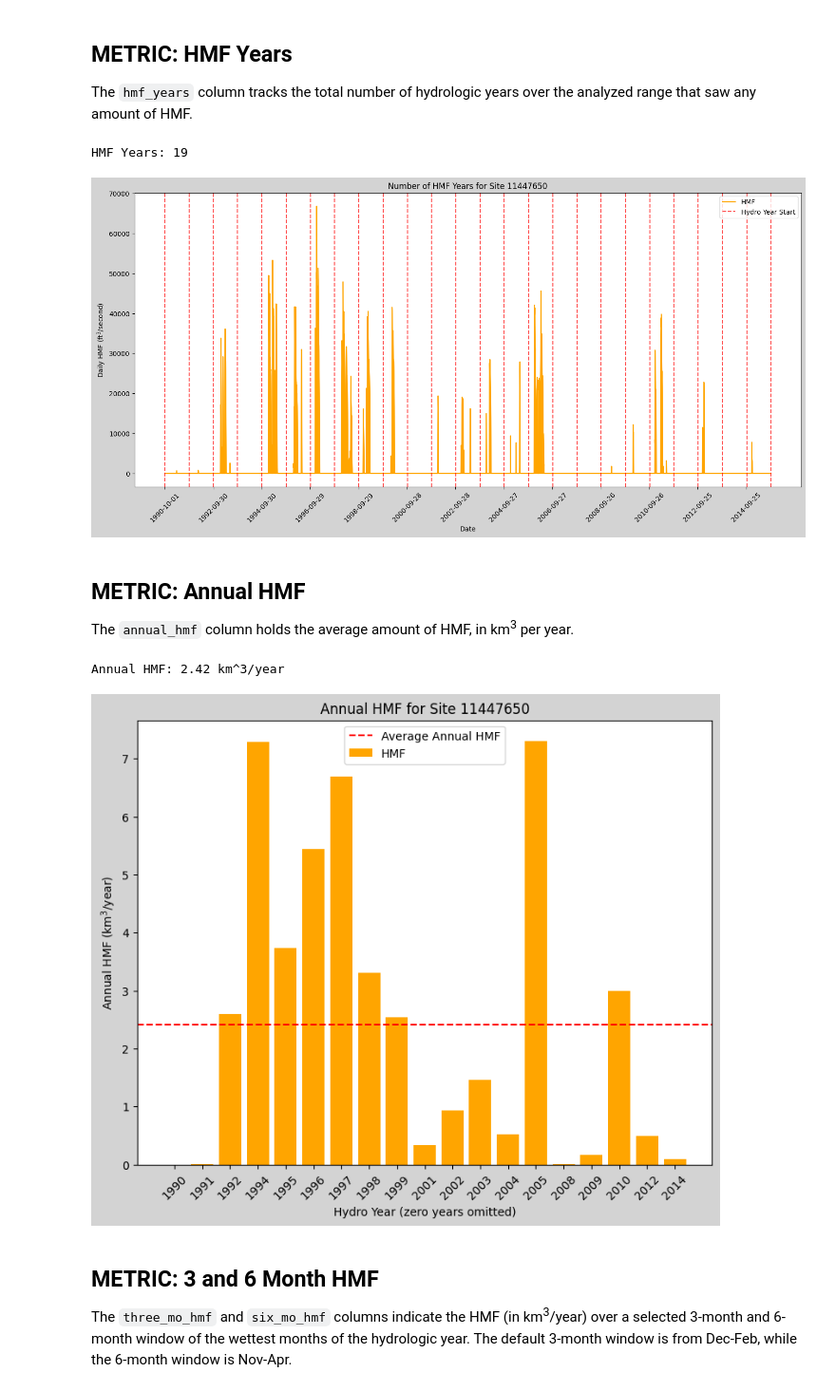
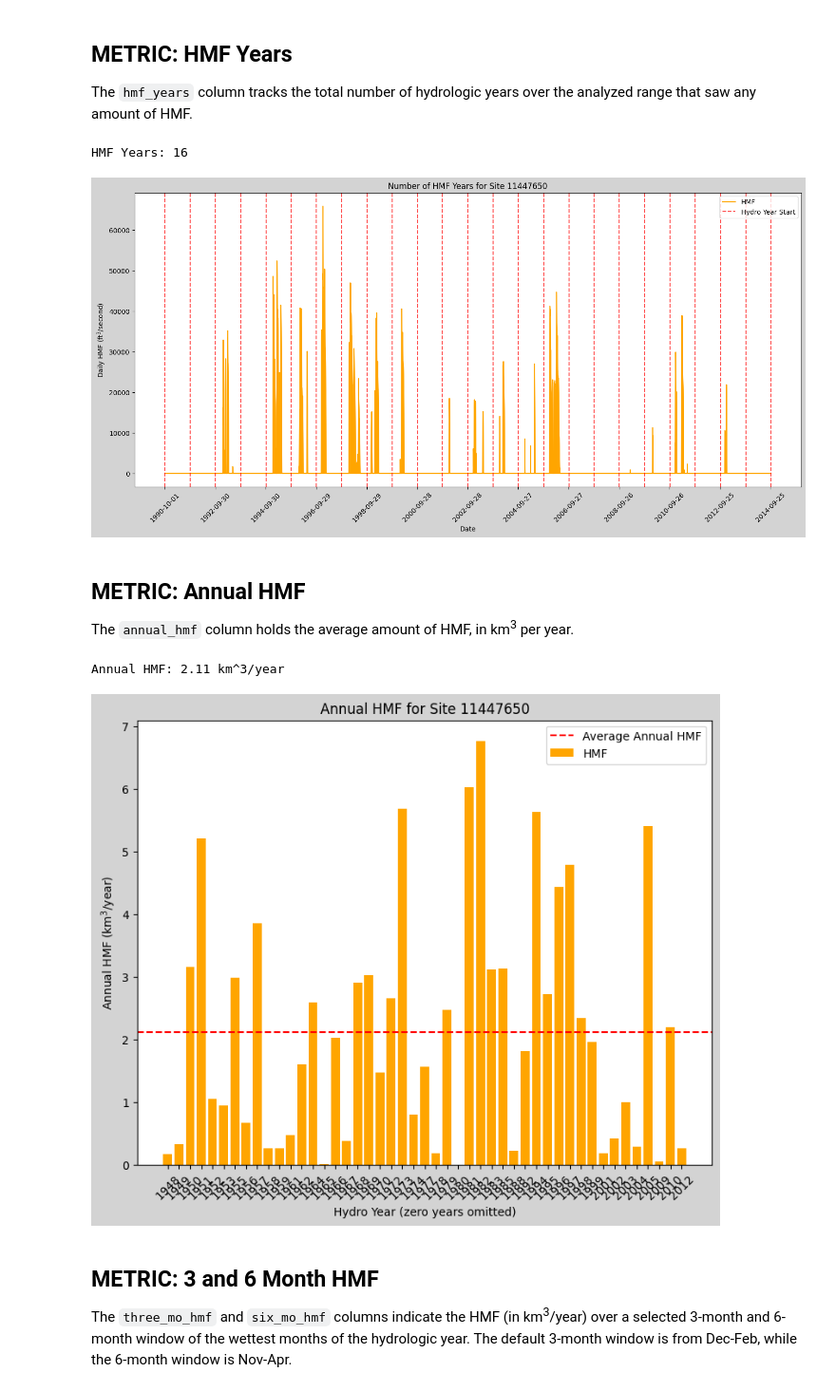
Before and after one commit to AlekWithK/DahlkeLab_LAWR, a Jupyter notebook: site_analysis.ipynb, the cells around one changed output. Shown at 95% size. Saved outputs shown, nothing was run; the diff lists cells and outputs as text; code cells hidden in the pictures.

```diff
--- a/site_analysis.ipynb
+++ b/site_analysis.ipynb
@@ -31,7 +31,9 @@ pd.options.mode.chained_assignment = None
 # Controls
 # '11447650' -- SRB
 site_no = '11447650'
-df = nwis.get_record(sites=site_no, service=fn.SERVICE, parameterCD=fn.PARAM_CODE, start=fn.DEFAULT_START, end=fn.DEFAULT_END)
+K_DEFAULT_START = '1900-10-01'
+K_DEFAULT_END = '2014-09-30' # end date for Kocis paper
+df = nwis.get_record(sites=site_no, service=fn.SERVICE, parameterCD=fn.PARAM_CODE, start=K_DEFAULT_START, end=K_DEFAULT_END)
 
 # Aquifer analysis is done on both 30 and 50-year periods with both 90 and 95% quantiles
 data_range = 30
@@ -148,49 +151,49 @@ plt.title(f"Number of HMF Years for Site {site_no}")
 plt.legend()
 plt.show()
 # %% [output]
-HMF Years: 19
+HMF Years: 16
-[figure, old version]
+[figure, new version]
 # %% [markdown]
 ## METRIC: Annual HMF
 The `annual_hmf` column holds the average amount of HMF, in km<sup>3</sup> per year.
 # %%
 df_annualhmf = df.reset_index()
 
-start = pd.to_datetime(fn.DEFAULT_END).date() - timedelta(days=365.25 * data_range)
-df_annualhmf = df_annualhmf[df_annualhmf['datetime'].dt.date >= start]
+#start = pd.to_datetime(fn.DEFAULT_END).date() - timedelta(days=365.25 * data_range)
+#df_annualhmf = df_annualhmf[df_annualhmf['datetime'].dt.date >= start]
 
 threshold = fn.calc_threshold(df_annualhmf, quantile)
 hmf_series, _ = fn.filter_hmf(df_annualhmf, threshold)
 hmf_years = fn.num_hmf_years(hmf_series, 10)
 hmf_series = fn.convert_hmf(hmf_series, threshold)
 
 hmf_series = hmf_series.reset_index()
 hmf_series['datetime'] = pd.to_datetime(hmf_series['datetime'])
 hmf_series.set_index('datetime', inplace=True)
 
 annual_sum = hmf_series['00060_Mean'].resample(fn.HYDRO_YEAR).sum()
 annual_sum = annual_sum * fn.CUBIC_FT_KM_FACTOR
 annual_hmf = annual_sum.sum() / hmf_years
 print(f"Annual HMF: {annual_hmf:.2f} km^3/year")
 
 # Filtering out 0 years since average is calculated using only non-zero years
 # and this will make the visualization more accurate
 annual_sum = annual_sum[annual_sum > 0]
 
 fig = plt.figure(figsize=(9, 7), facecolor='lightgray')
 plt.bar(range(len(annual_sum.index)), annual_sum, color='orange')
 plt.axhline(y=annual_hmf, color='r', linestyle='--')
 
 plt.xlabel('Hydro Year (zero years omitted)')
 plt.xticks(range(len(annual_sum.index)), annual_sum.index.strftime('%Y'), rotation=45)
 plt.ylabel('Annual HMF ($\mathregular{km^3}$/year)')
 
 plt.title(f'Annual HMF for Site {site_no}')
 plt.legend(['Average Annual HMF', 'HMF'])
 plt.show()
 # %% [output]
-Annual HMF: 2.42 km^3/year
+Annual HMF: 2.11 km^3/year
-[figure, old version]
+[figure, new version]
 # %% [markdown]
 ## METRIC: 3 and 6 Month HMF
 The `three_mo_hmf` and `six_mo_hmf` columns indicate the HMF (in km<sup>3</sup>/year) over a selected 3-month and 6-month window of the wettest months of the hydrologic year. The default 3-month window is from Dec-Feb, while the 6-month window is Nov-Apr.
```
Also changed, not shown: parts of 5 cells of this notebook, 2 other files.
